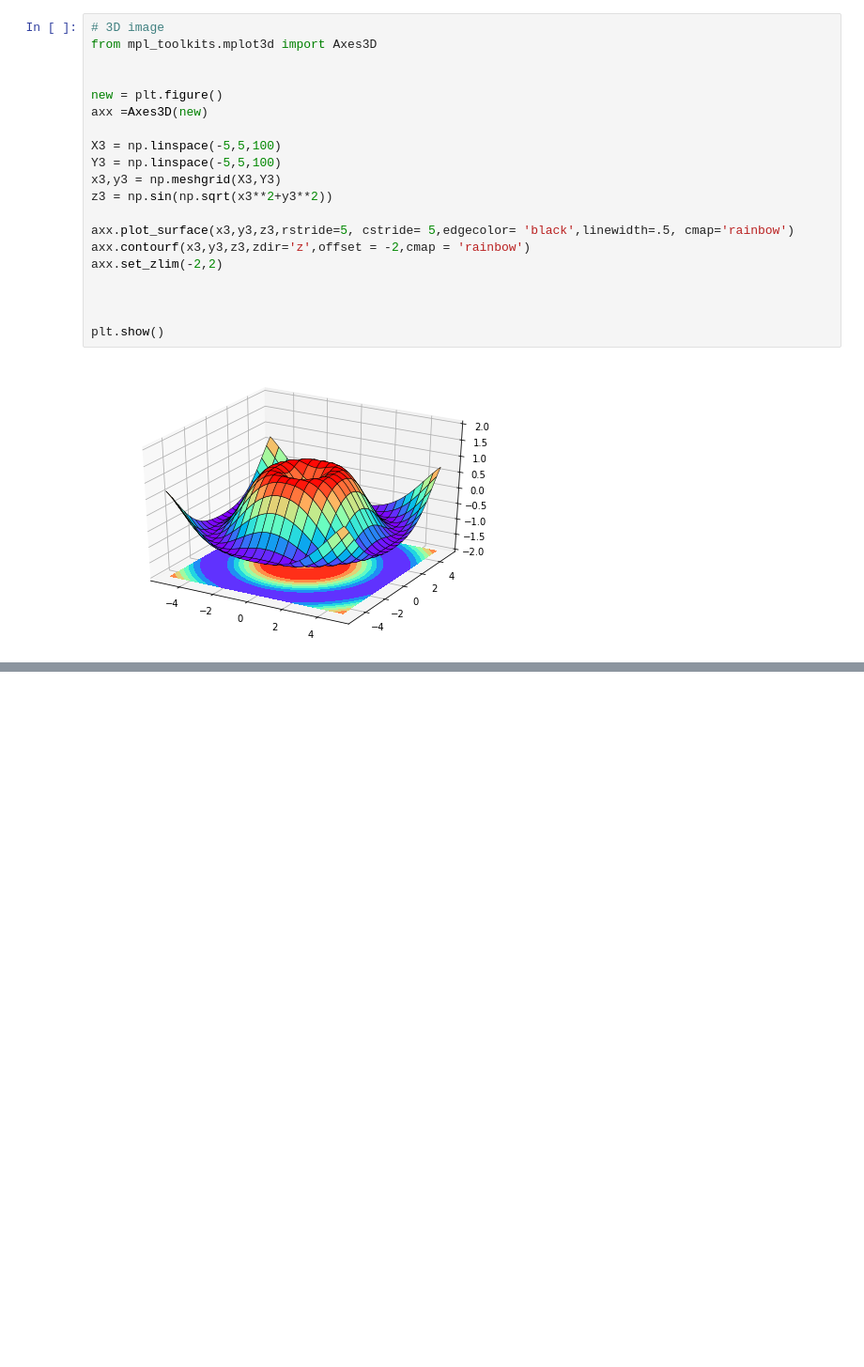
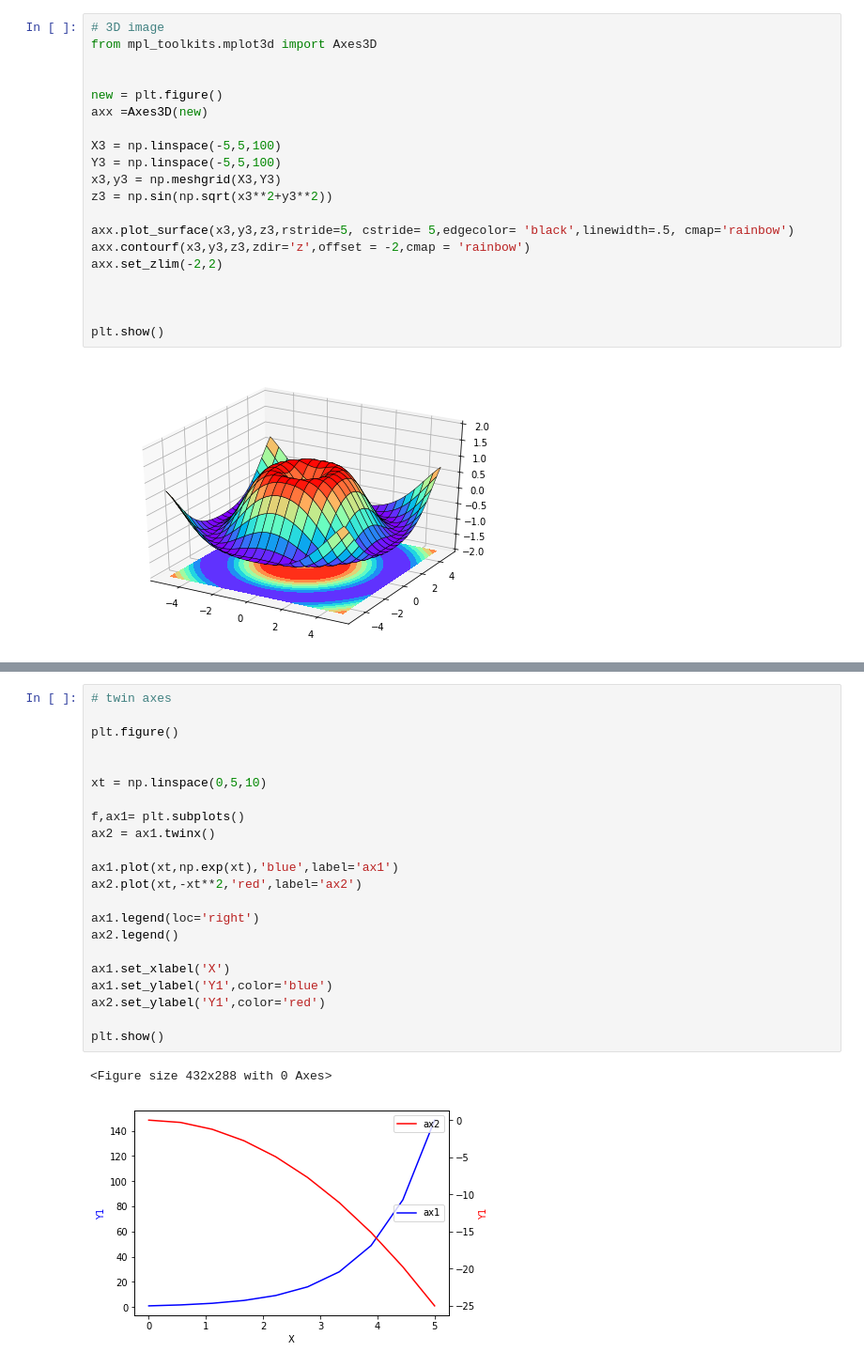
Before and after one commit to Leolewis5/Machine_Learning, a Jupyter notebook: data_handle/matplotlib_practice.ipynb, the cells around one changed output, grey strips where cells are left out. Shown: that part at 94% size. Saved outputs shown, nothing was run; the diff lists cells and outputs as text; blank space fills up the shorter version.

```diff
--- a/data_handle/matplotlib_practice.ipynb
+++ b/data_handle/matplotlib_practice.ipynb
@@ -232,0 +255,25 @@ ax4.plot(rx,rx**2)
+# %%
+# twin axes
+
+plt.figure()
+
+
+xt = np.linspace(0,5,10)
+
+f,ax1= plt.subplots()
+ax2 = ax1.twinx()
+
+ax1.plot(xt,np.exp(xt),'blue',label='ax1')
+ax2.plot(xt,-xt**2,'red',label='ax2')
+
+ax1.legend(loc='right')
+ax2.legend()
+
+ax1.set_xlabel('X')
+ax1.set_ylabel('Y1',color='blue')
+ax2.set_ylabel('Y1',color='red')
+
+plt.show()
+# %% [output]
+<Figure size 432x288 with 0 Axes>
+[figure, added]
```
Also changed, not shown: parts of 7 cells of this notebook.
